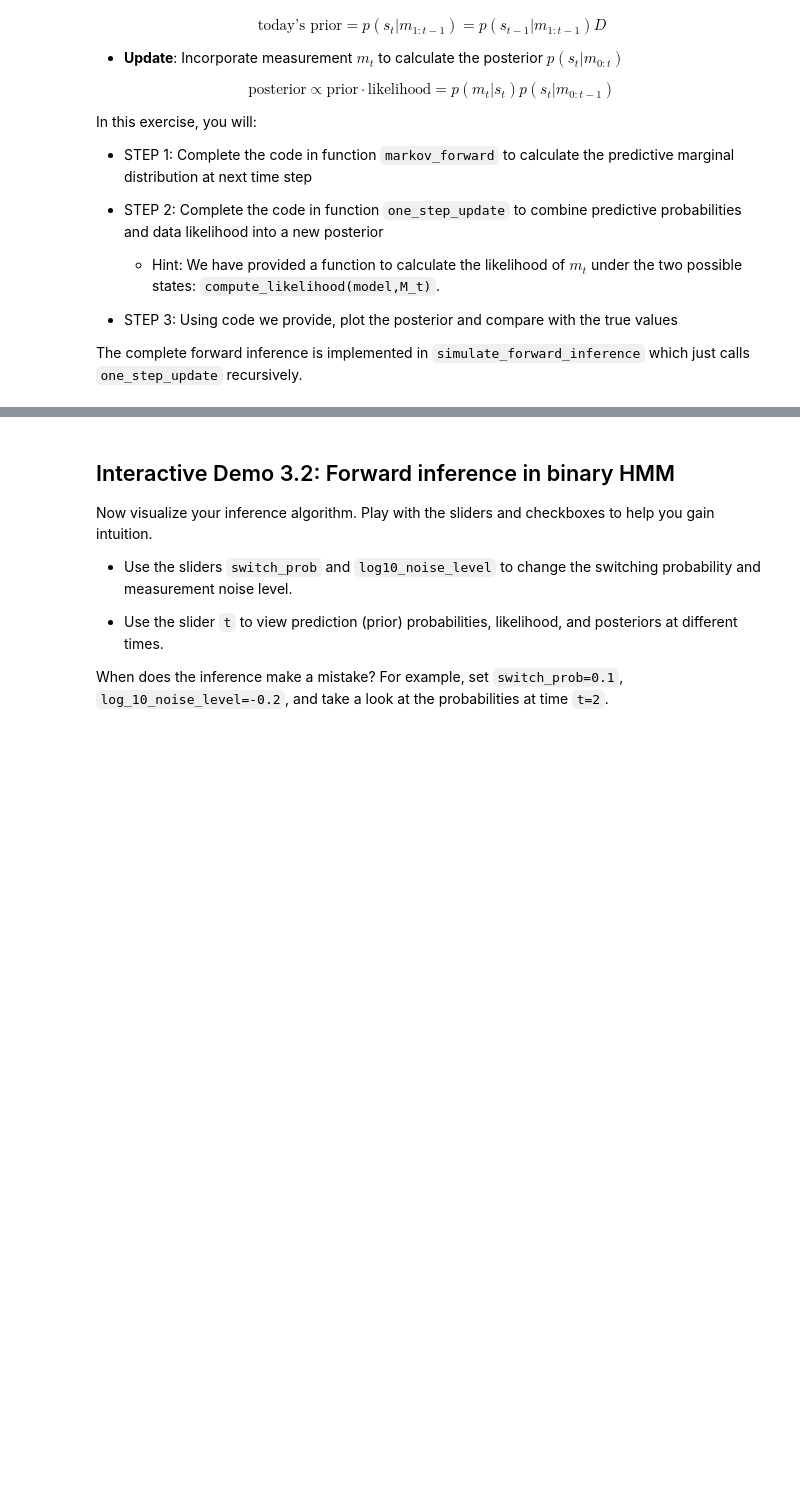
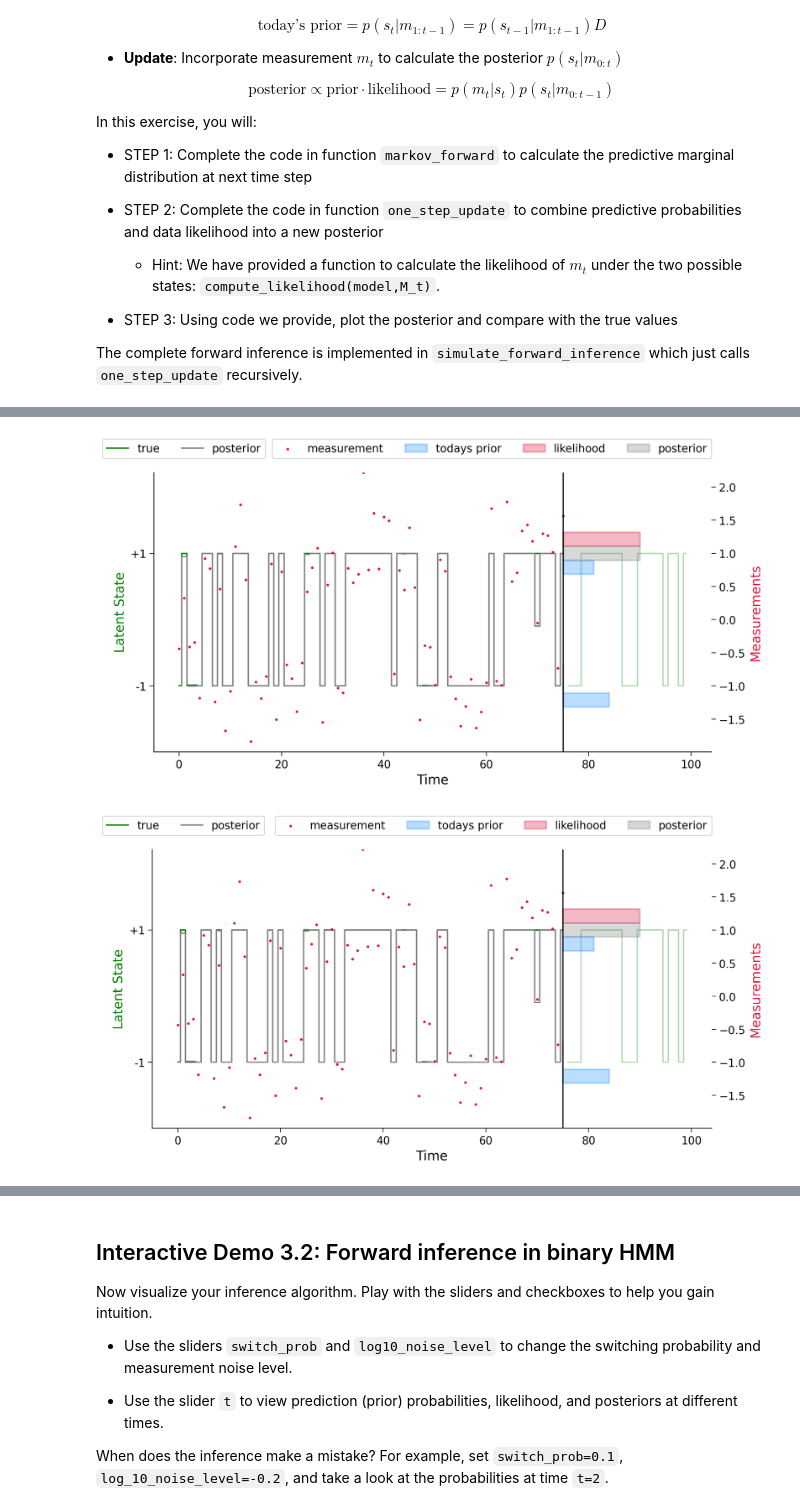
Before and after one commit to ellen-ying/NMA2026, a Jupyter notebook: W3D3_HiddenDynamics/W3D3_Tutorial2.ipynb, the cells around one changed output, grey strips where cells are left out. Cells and saved outputs as stored; diff of their text form; code cells hidden in the pictures; blank space fills up the shorter version.

```diff
--- a/W3D3_HiddenDynamics/W3D3_Tutorial2.ipynb
+++ b/W3D3_HiddenDynamics/W3D3_Tutorial2.ipynb
@@ -1000,15 +1020,9 @@ def markov_forward(p0, D):
   Returns:
     p1 (numpy vector): the predictive probabilities in next time step
   """
-  ##############################################################################
-  # Insert your code here to:
-  #    1. Calculate the predicted probabilities at next time step using the
-  #      probabilities at current time and the transition matrix
-  raise NotImplementedError("`markov_forward` is incomplete")
-  ##############################################################################
 
   # Calculate predictive probabilities (prior)
-  p1 = ...
+  p1 = p0 @ D
 
   return p1
 
@@ -1022,58 +1036,50 @@ def one_step_update(model, posterior_tm1, M_t):
   Returns:
     posterior_t (numpy array): Posterior at `t`
   """
-  ##############################################################################
-  # Insert your code here to:
-  #    1. Call function `markov_forward` to calculate the prior for next time
-  #      step
-  #    2. Calculate likelihood of seeing current data `M_t` under both states
-  #      as a vector.
-  #    3. Calculate the posterior which is proportional to
-  #      likelihood x prediction elementwise,
-  #    4. Don't forget to normalize
-  raise NotImplementedError("`one_step_update` is incomplete")
-  ##############################################################################
 
   # Calculate predictive probabilities (prior)
-  prediction = markov_forward(...)
+  prediction = markov_forward(posterior_tm1, model.transmat)
 
   # Get the likelihood
-  likelihood = compute_likelihood(...)
+  likelihood = compute_likelihood(model, M_t)
 
   # Calculate posterior
-  posterior_t = ...
+  posterior_t = likelihood * prediction
 
   # Normalize
-  posterior_t /= ...
+  posterior_t /= posterior_t.sum()
 
   return prediction, likelihood, posterior_t
 
 
 # Set random seed
 np.random.seed(12)
 
 # Set parameters
 switch_prob = 0.4
 noise_level = .4
 t = 75
 
 # Create and sample from model
 model = create_HMM(switch_prob = switch_prob,
                     noise_level = noise_level,
                     startprob=[0.5, 0.5])
 
 measurements, states = sample(model, nstep)
 
 # Infer state sequence
 predictive_probs, likelihoods, posterior_probs = simulate_forward_inference(model, nstep,
                                                             measurements)
 states_inferred = np.asarray(posterior_probs[:,0] <= 0.5, dtype=int)
 
 # Visualize
 plot_forward_inference(
       model, states, measurements, states_inferred,
       predictive_probs, likelihoods, posterior_probs,t=t, flag_m = 0
     )
+# %% [output]
+[figure, added]
+[figure, added]
 # %% [markdown]
 [*Click for solution*](https://github.com/NeuromatchAcademy/course-content/tree/main/tutorials/W3D3_HiddenDynamics/solutions/W3D3_Tutorial2_Solution_69ce2879.py)
 
```
Also changed, not shown: parts of 3 cells of this notebook.
